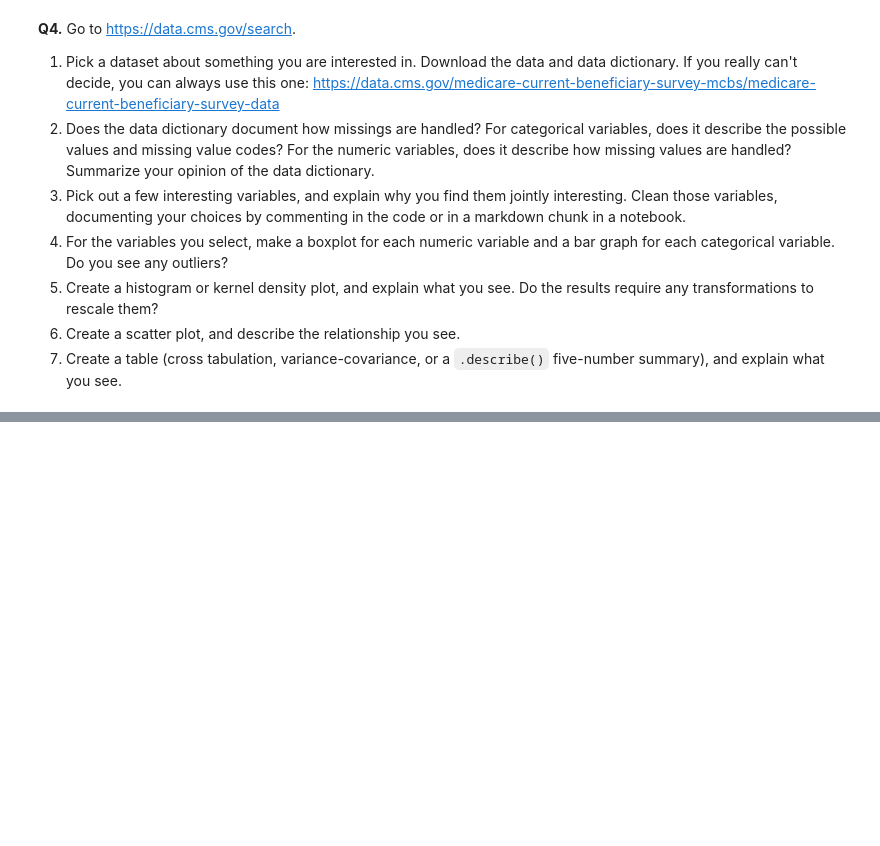
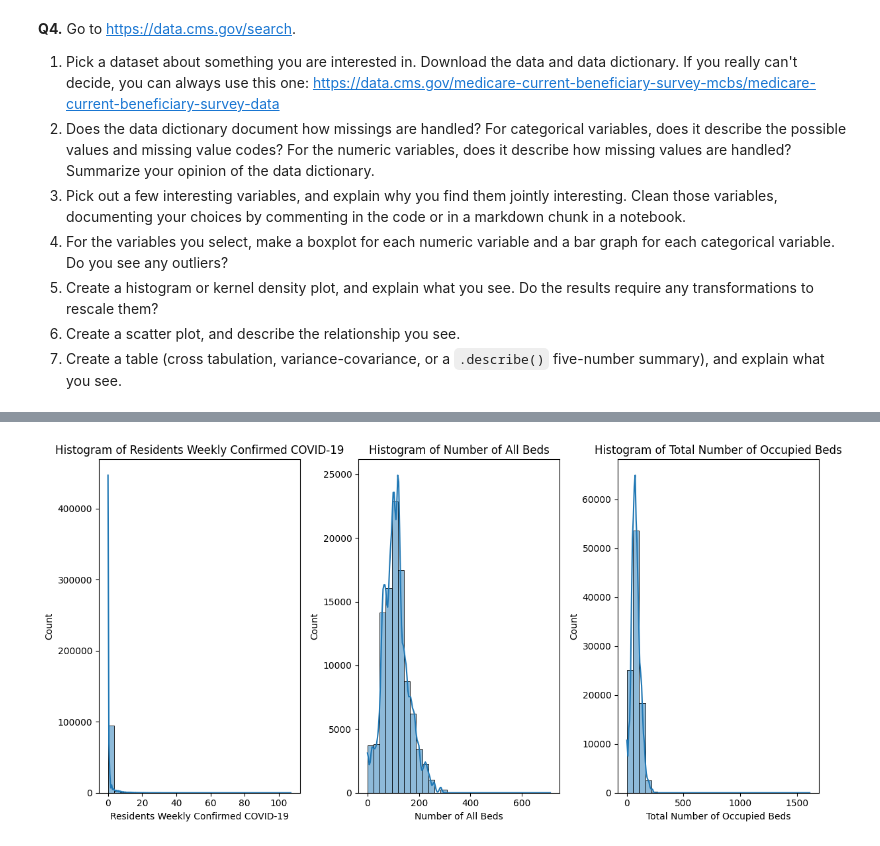
Before and after one commit to rixprakash/visualization, a Jupyter notebook: assignment/assignment.ipynb, the cells around one changed output, grey strips where cells are left out. Saved outputs shown, nothing was run; the diff lists cells and outputs as text; code cells hidden in the pictures; blank space fills up the shorter version.

```diff
--- a/assignment/assignment.ipynb
+++ b/assignment/assignment.ipynb
@@ -226,0 +305,11 @@ For some context, the Federal government ultimately spent about $4.4 trillion in
+# %%
+# Histogram for numeric variables
+plt.figure(figsize=(12, 6))
+for i, column in enumerate(numeric_columns):
+    plt.subplot(1, 3, i + 1)
+    sns.histplot(data[column], bins=30, kde=True)  # KDE adds a kernel density estimate
+    plt.title(f'Histogram of {column}')
+plt.tight_layout()
+plt.show()
+# %% [output]
+[figure, added]
```
Also changed, not shown: parts of 7 cells of this notebook.
